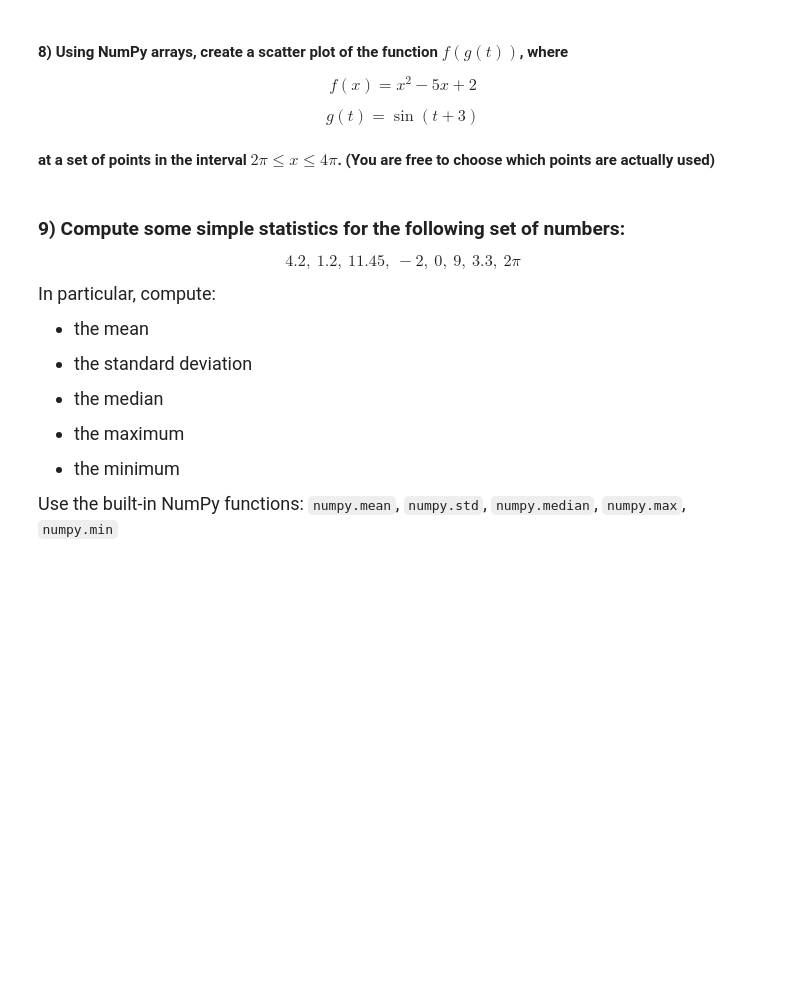
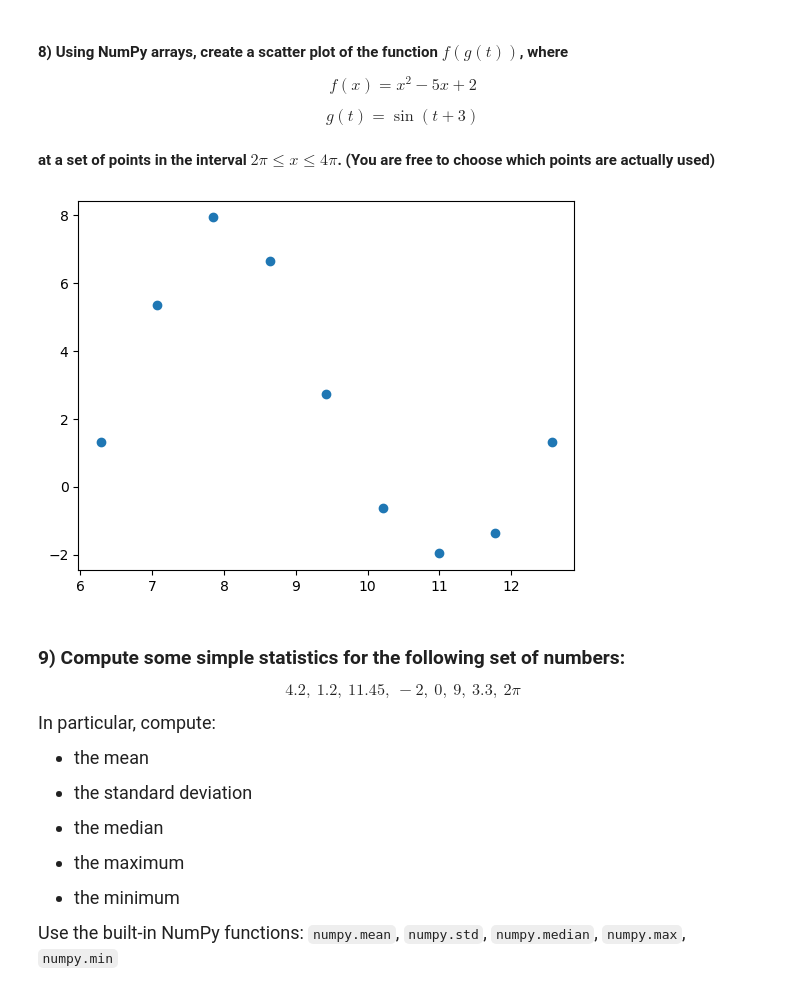
Before and after one commit to chadhimes/datasci151spring2026, a Jupyter notebook: lecture_06/lecture_06 copy.ipynb, the cells around one changed output. Cells and saved outputs as stored; diff of their text form; code cells hidden in the pictures; blank space fills up the shorter version.

```diff
--- a/lecture_06/lecture_06 copy.ipynb
+++ b/lecture_06/lecture_06 copy.ipynb
@@ -683,6 +701,18 @@ $$ g(t) = \sin(t + 3) $$
 #### at a set of points in the interval $2\pi \leq x \leq 4\pi$. (You are free to choose which points are actually used)
 # %%
 # your code here
+
+t_vals = np.array([2*np.pi, 2.25*np.pi, 2.5*np.pi, 2.75*np.pi, 3*np.pi, 3.25*np.pi, 3.5*np.pi, 3.75*np.pi, 4*np.pi])
+
+g_of_t = np.sin(t_vals + 3)
+
+f_of_x = g_of_t**2 - 5*g_of_t + 2
+
+
+plt.scatter(x = t_vals, y = f_of_x)
+plt.show()
+# %% [output]
+[figure, added]
 # %% [markdown]
 ### **9)** Compute some simple statistics for the following set of numbers:
 
```
Also changed, not shown: parts of 4 cells of this notebook.
